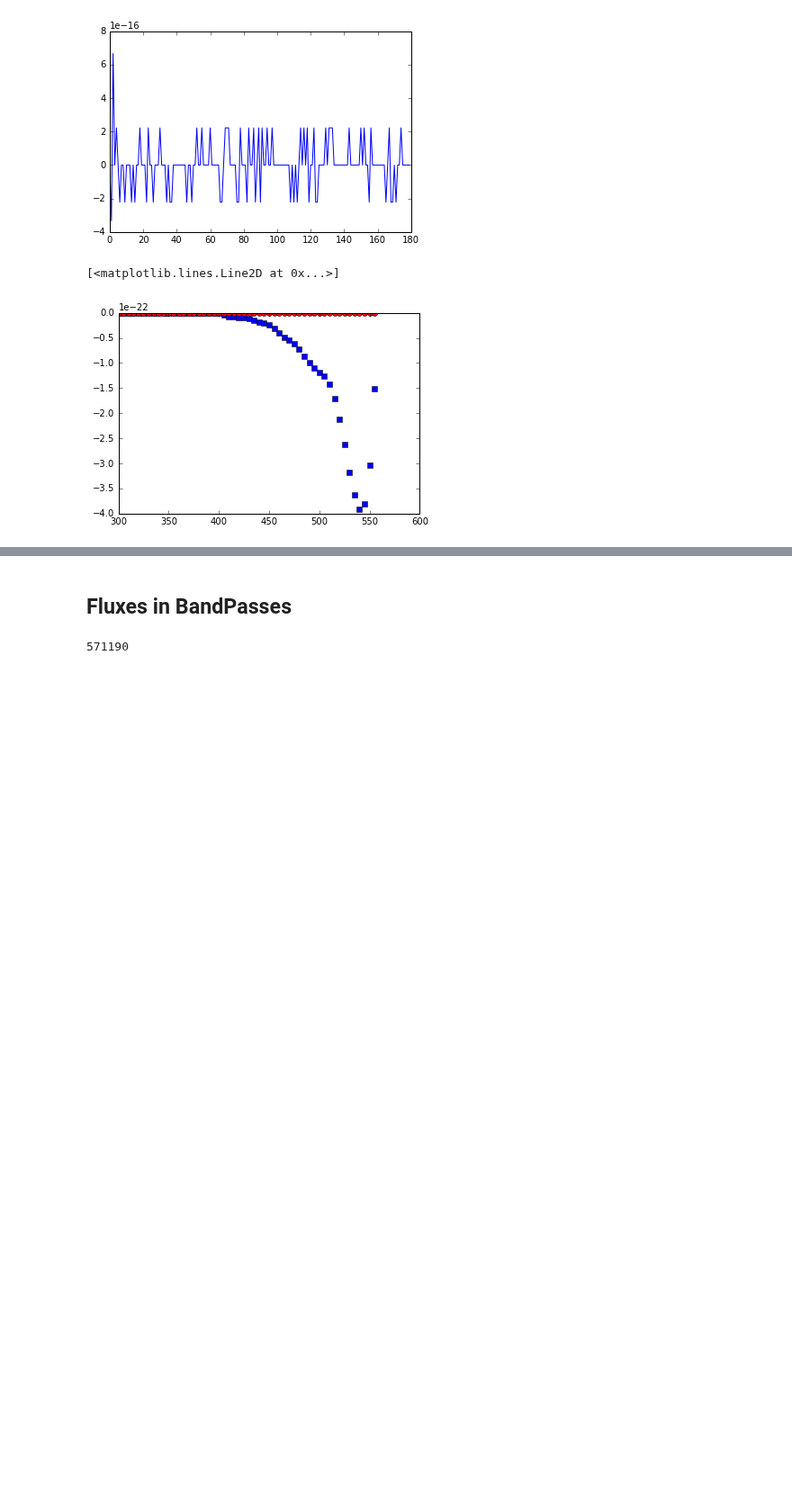
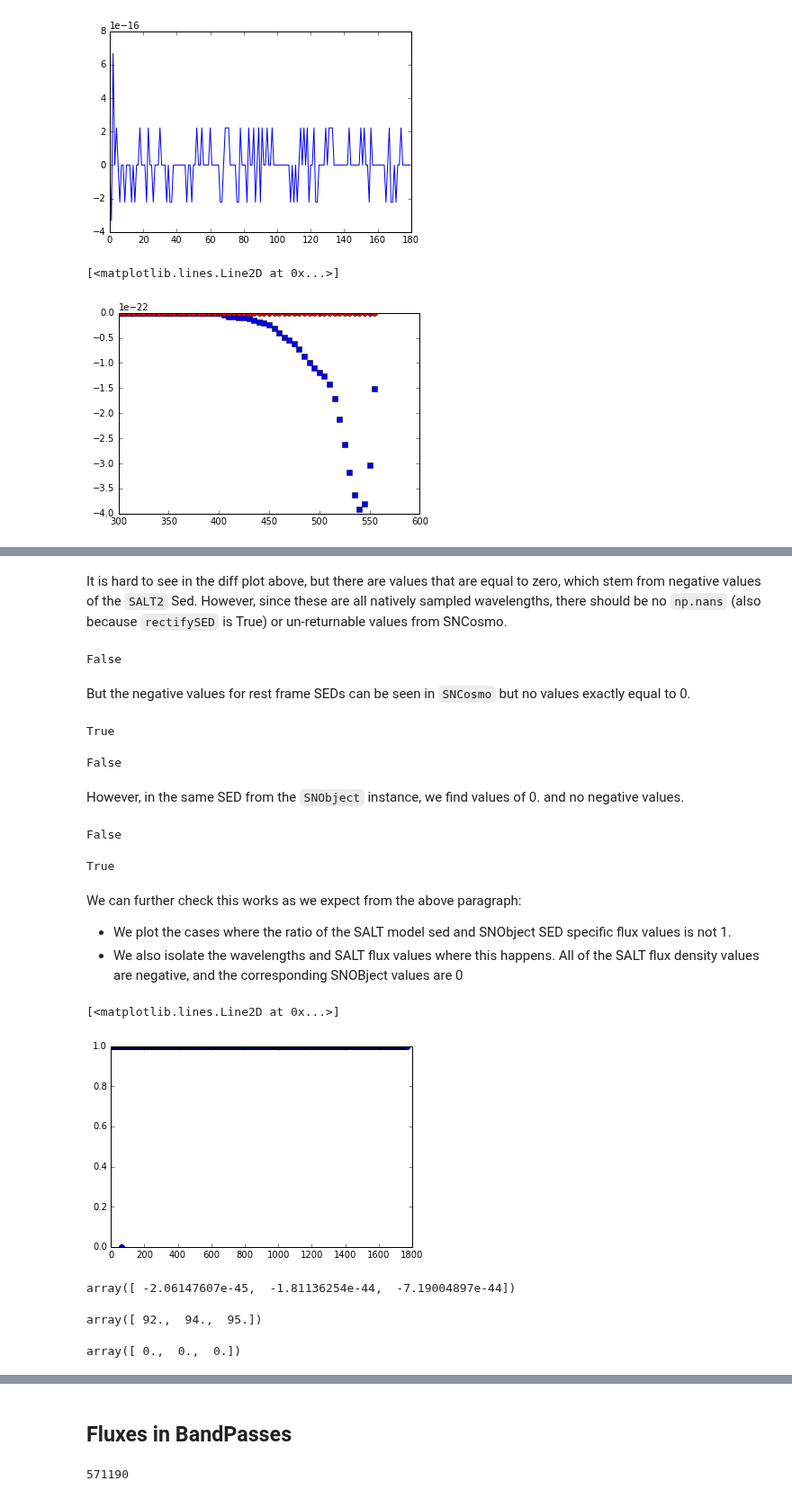
Before and after one commit to lsst-sims/legacy_sims_catUtils, a Jupyter notebook: examples/SNObject_example.ipynb, the cells around one changed output, grey strips where cells are left out. Shown at 90% size. Cells and saved outputs as stored; diff of their text form; code cells hidden in the pictures; blank space fills up the shorter version.

```diff
--- a/examples/SNObject_example.ipynb
+++ b/examples/SNObject_example.ipynb
@@ -308,0 +365,39 @@ plt.plot(wavenm[mask], SN.SNObjectSED(time=mjdobs + 10, wavelen=wavenm).flambda[
+# %% [markdown]
+It is hard to see in the diff plot above, but there are values that are equal to zero, which stem from negative values
+of the `SALT2` Sed. However, since these are all natively sampled wavelengths, there should be no `np.nans` (also because `rectifySED` is True) or un-returnable values from SNCosmo.
+# %%
+# No Nans
+print(any(np.isnan(sed.flambda/SN_blank_SNCosmo.source.flux(phase=pObs, wave=waves)/10.)))
+# %% [output]
+False
+# %% [markdown]
+But the negative values for rest frame SEDs can be seen in `SNCosmo` but no values exactly equal to 0.
+# %%
+any((SN_blank_SNCosmo.source.flux(phase=pObs, wave=waves)/10. < 0.))
+# %% [output]
+True
+# %%
+sncosmo_fluxes = SN_blank_SNCosmo.source.flux(phase=pObs, wave=waves)*10.
+# %%
+any((SN_blank_SNCosmo.source.flux(phase=pObs, wave=waves)/10. == 0.))
+# %% [output]
+False
+# %% [markdown]
+However, in the same SED from the `SNObject` instance, we find values of 0. and no negative values.
+# %%
+any(sed.flambda < 0.)
+# %% [output]
+False
+# %%
+any(sed.flambda == 0.)
+# %% [output]
+True
+# %% [markdown]
+We can further check this works as we expect from the above paragraph:
+- We plot the cases where the ratio of the SALT model sed and SNObject SED specific flux values is not 1.
+- We also isolate the wavelengths and SALT flux values where this happens. All of the SALT flux density values are negative, and the corresponding SNOBject values are 0
+# %%
+plt.plot(sed.flambda /sncosmo_fluxes, 'o')
+# %% [output]
+[<matplotlib.lines.Line2D at 0x...>]
+[figure, added]
@@ -308,0 +406,12 @@ plt.plot(wavenm[mask], SN.SNObjectSED(time=mjdobs + 10, wavelen=wavenm).flambda[
+# %%
+sncosmo_fluxes[failures]
+# %% [output]
+array([ -2.06147607e-45,  -1.81136254e-44,  -7.19004897e-44])
+# %%
+sed.wavelen[failures]
+# %% [output]
+array([ 92.,  94.,  95.])
+# %%
+sed.flambda[failures]
+# %% [output]
+array([ 0.,  0.,  0.])
```
Also changed, not shown: parts of 23 cells of this notebook.
